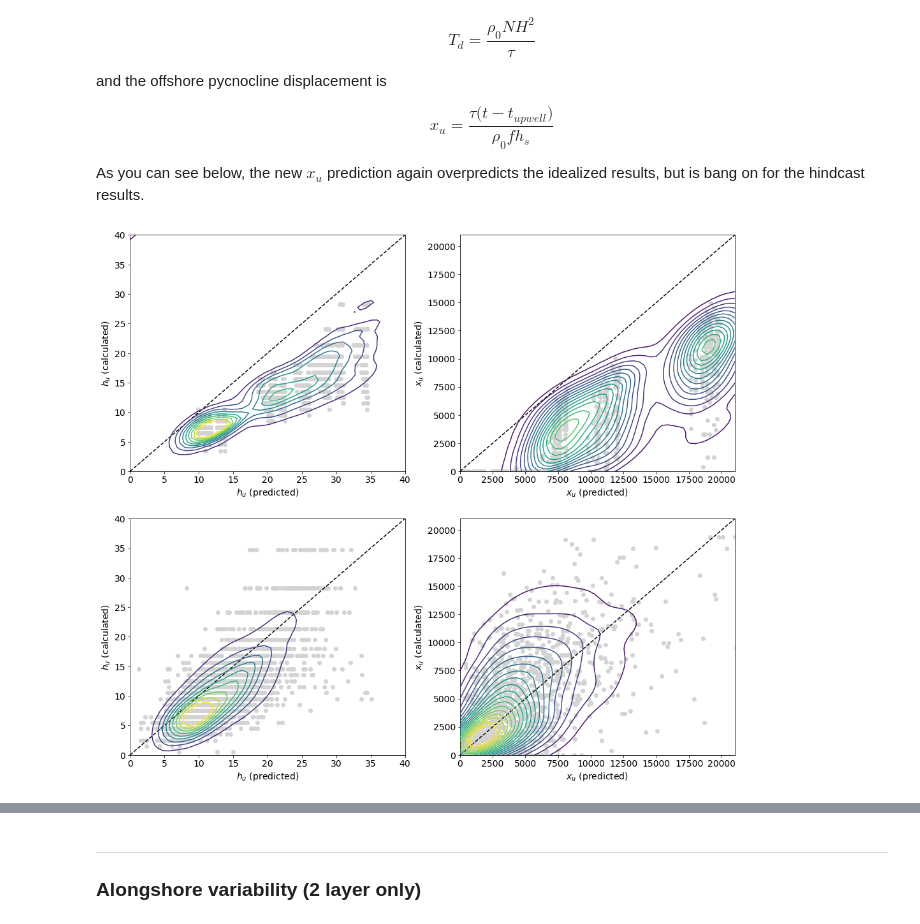
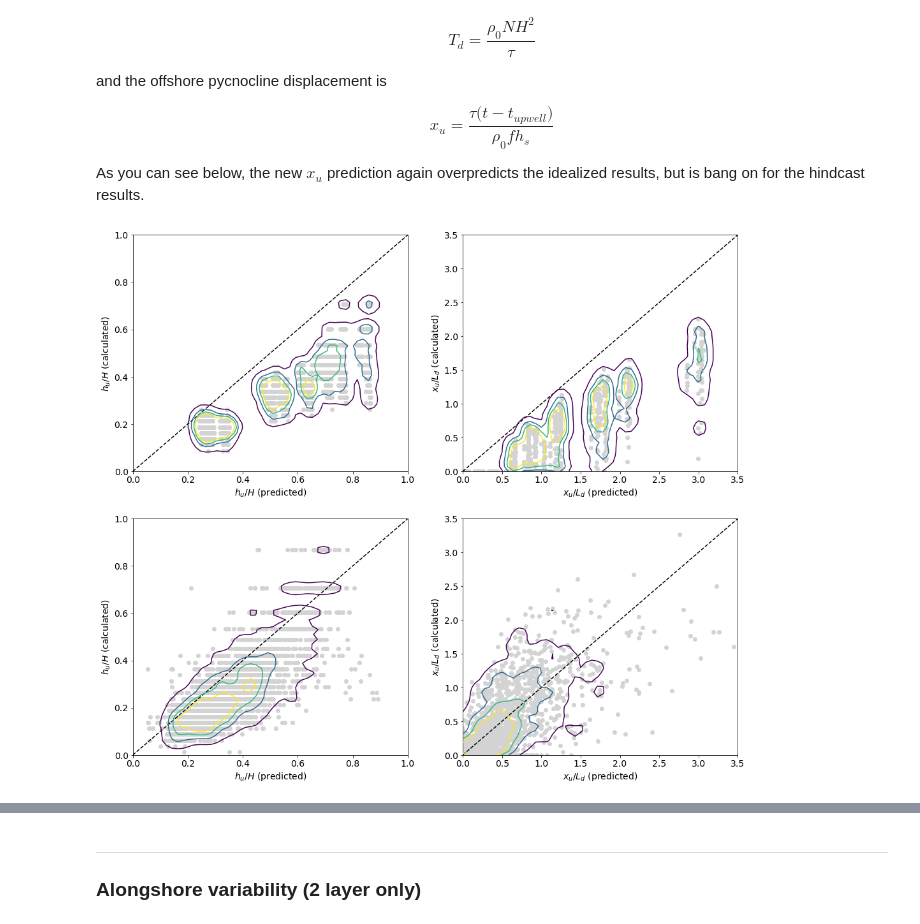
Before and after one commit to SalishSeaCast/SoG_upwelling_EOF_paper, a Jupyter notebook: notebooks/upwell_processing_sanity_check.ipynb, the cells around one changed output, grey strips where cells are left out. Saved outputs shown, nothing was run; the diff lists cells and outputs as text; code cells hidden in the pictures.

```diff
--- a/notebooks/upwell_processing_sanity_check.ipynb
+++ b/notebooks/upwell_processing_sanity_check.ipynb
@@ -404,9 +411,9 @@ Process HRDPS results
 # %%
 const['H'] = 40
 sections = calc_coastline_indices()
-#runs_wind = load_wind(events)
+runs_wind = load_wind(events)
 runs_idealized = load_idealized()
-runs_hindcast = load_hindcast(events)
+runs_hindcast = load_hindcast(events, runs_wind)
 # %%
 def calc_res(xu, rho, mu, t, hs, dx=0.001):
     """Calculate the area residual between the Ekman flux and the isopycnal displacement
@@ -418,12 +425,12 @@ def calc_res(xu, rho, mu, t, hs, dx=0.001):
     C = np.exp(-2 * mu * t)
     beta, gamma = (A + B) / (2 * C), (A * B + 1) / C
     h = np.arccos(beta - np.sqrt(beta**2 - gamma + 1)) / (2 * mu)
-    res = np.nansum(h) * dx + xu * hs / const['H'] - t
+    res = np.nansum(h) * dx - t #+ xu * hs / const['H'] - t
 
     return abs(res)
 
 
-def calc_predictions(runs, tau):
+def calc_predictions(runs):
     """
     """
 
@@ -432,8 +439,8 @@ def calc_predictions(runs, tau):
     L_d = runs['N'] * const['H'] / const['f']
 
     # Timescales
-    T_s = const['rho_0'] * const['f'] * L_s * runs['h_s'] / tau
-    T_d = const['rho_0'] * const['f'] * L_d * const['H'] / tau
+    T_s = const['rho_0'] * const['f'] * L_s * runs['h_s'] / runs['tau_along']
+    T_d = const['rho_0'] * const['f'] * L_d * const['H'] / runs['tau_along']
 
     # Slope Burger number
     S = runs['slope'] * runs['N'] / const['f']
@@ -441,9 +448,9 @@ def calc_predictions(runs, tau):
 
     # Dimensionless upwelling depth (density surface)
     exp = 1 - np.exp(-2 * mu * const['t'] / T_d)
-    h_u = const['H'] * np.arccos(1 - 2 * S**2 / (1 + S**2) * exp) / (2 * mu)
-    t_u = -T_d * np.log((np.cos(2 * mu * runs['h_s'] / const['H']) - 1) * (1 + S**2) / (2 * S**2) + 1) / (2 * mu)
-    x_u = tau * (const['t'] - t_u) / (const['rho_0'] * const['f'] * runs['h_s'])
+    h_u = np.arccos(1 - 2 * S**2 / (1 + S**2) * exp) / (2 * mu)
+    T_u = -np.log((np.cos(2 * mu * runs['h_s'] / const['H']) - 1) * (1 + S**2) / (2 * S**2) + 1) / (2 * mu)
+    x_u = const['H'] / runs['h_s'] * (const['t'] / T_d - T_u)
 
     # Package into dict
     predictions = {}
@@ -473,22 +480,33 @@ As you can see below, the new $x_u$ prediction again overpredicts the idealized
 # %%
 fig, axs = plt.subplots(2, 2, figsize=(17, 15))
 
-for row, runs, tau in zip(axs, [runs_idealized, runs_hindcast], [runs_idealized['tau_along'], runs_wind['tau_along']]):
+n, lim = 50, 1
+levels, bandwidth = np.array([1, 4, 7, 10]), 0.02
 
-    predictions = calc_predictions(runs, tau)
+for row, runs in zip(axs, [runs_idealized, runs_hindcast]):
 
-    for ax, key, lim, levels in zip(row, ['h_u', 'x_u'], [40, 2.1e4], [(0, 1e-2, 1e-3), (0, 2e-8, 1e-9)]):
-        ax.plot(predictions[key], runs[key], 'o', color='lightgray')
-        grid = np.linspace(0, lim, 50)
+    predictions = calc_predictions(runs)
+
+    for ax, key, norm, lim, label in zip(row, ['h_u', 'x_u'], [const['H'], predictions['L_d']], [1, 3.5], ['$h_u/H$', '$x_u/L_d$']):
+
+        # Plot data
+        x, y = predictions[key], runs[key]/norm
+        ax.plot(x, y, 'o', color='lightgray')
+
+        # Plot KDE
         index = (runs[key] > 0) & ~np.isnan(predictions[key])
-        kde = gaussian_kde(np.vstack([predictions[key][index], runs[key][index]]))
-        Xgrid, Ygrid = np.meshgrid(grid, grid)
-        Z = kde.evaluate(np.vstack([Xgrid.ravel(), Ygrid.ravel()]))
-        ax.contour(Xgrid, Ygrid, Z.reshape(Xgrid.shape), levels=np.arange(*levels), zorder=10)
+        grid = np.linspace(0, lim, n)
+        xy_data = np.vstack([x[index], y[index]]).T
+        xy_grid = np.vstack([dim.ravel() for dim in np.meshgrid(grid, grid)]).T
+        kde = KernelDensity(kernel='gaussian', bandwidth=bandwidth*lim)
+        z = np.exp(kde.fit(xy_data).score_samples(xy_grid)).reshape((n, n))
+        ax.contour(grid, grid, z, levels=levels/lim**2, zorder=10)
+
+        # Formatting
         ax.plot([0, lim], [0, lim], 'k--')
         ax.set_xlim([0, lim])
         ax.set_ylim([0, lim])
-        ax.set_xlabel(f'${key}$' + ' (predicted)')
-        ax.set_ylabel(f'${key}$' + ' (calculated)')
+        ax.set_xlabel(label + ' (predicted)')
+        ax.set_ylabel(label + ' (calculated)')
 # %% [output]
-[figure, old version]
+[figure, new version]
```
Also changed, not shown: parts of 15 cells of this notebook.
